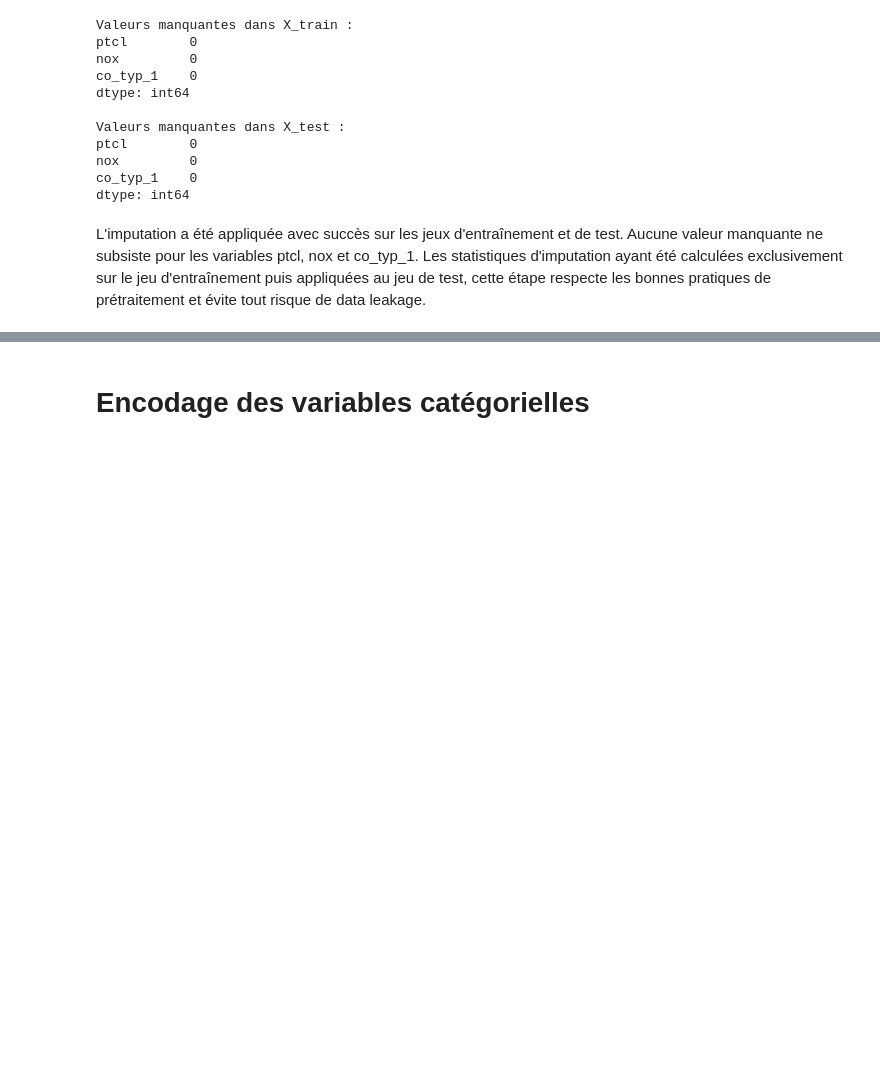
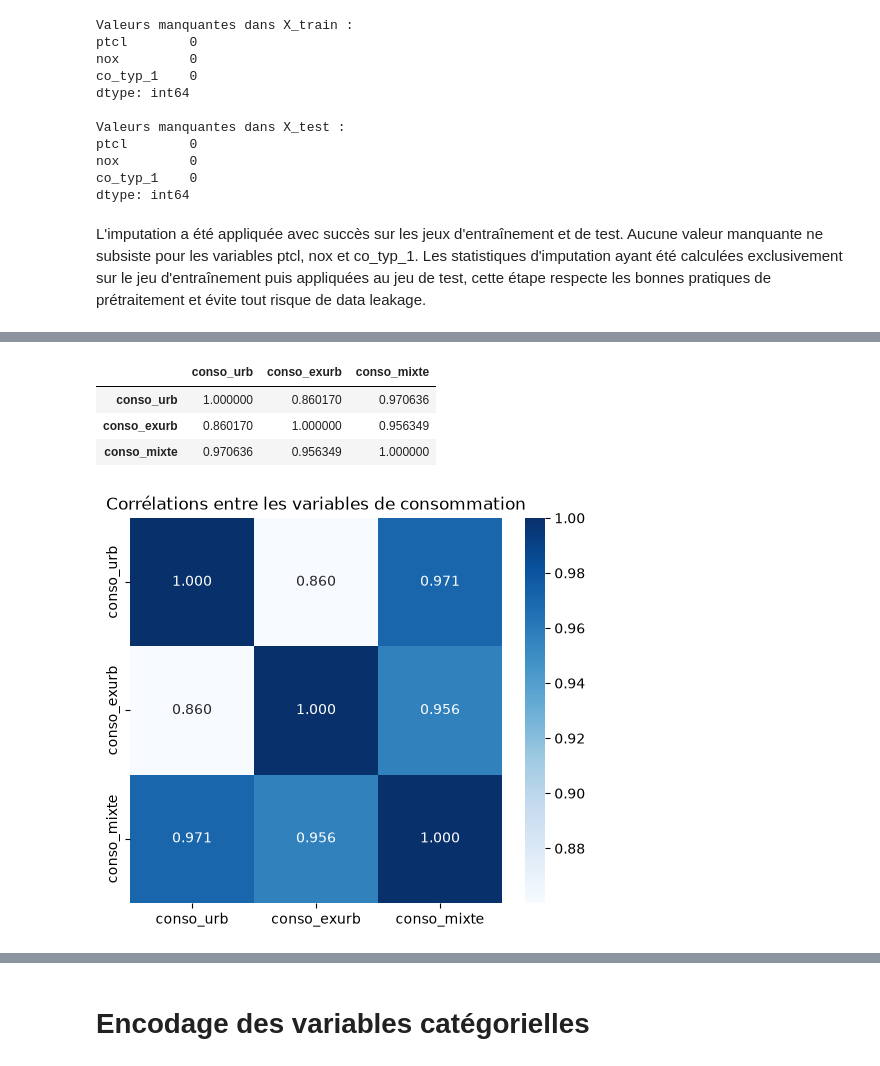
Before and after one commit to LarissaVarnakova/Projet_CO2, a Jupyter notebook: notebooks/preprocessing_aziz.ipynb, the cells around one changed output, grey strips where cells are left out. Drawn from its saved outputs; the diff is of its cells as text; code cells hidden in the pictures; blank space fills up the shorter version.

```diff
--- a/notebooks/preprocessing_aziz.ipynb
+++ b/notebooks/preprocessing_aziz.ipynb
@@ -632,0 +712,27 @@ L'imputation a été appliquée avec succès sur les jeux d'entraînement et de
+# %%
+# Matrice de corrélation
+X_train[
+    ["conso_urb", "conso_exurb", "conso_mixte"]
+].corr()
+# %% [output]
+|  | conso_urb | conso_exurb | conso_mixte |
+| conso_urb | 1.000000 | 0.860170 | 0.970636 |
+| conso_exurb | 0.860170 | 1.000000 | 0.956349 |
+| conso_mixte | 0.970636 | 0.956349 | 1.000000 |
+# %%
+# Heatmap
+plt.figure(figsize=(6,5))
+
+sns.heatmap(
+    X_train[
+        ["conso_urb", "conso_exurb", "conso_mixte"]
+    ].corr(),
+    annot=True,
+    cmap="Blues",
+    fmt=".3f"
+)
+
+plt.title("Corrélations entre les variables de consommation")
+plt.show()
+# %% [output]
+[figure, added]
```
Also changed, not shown: parts of 59 cells of this notebook.
